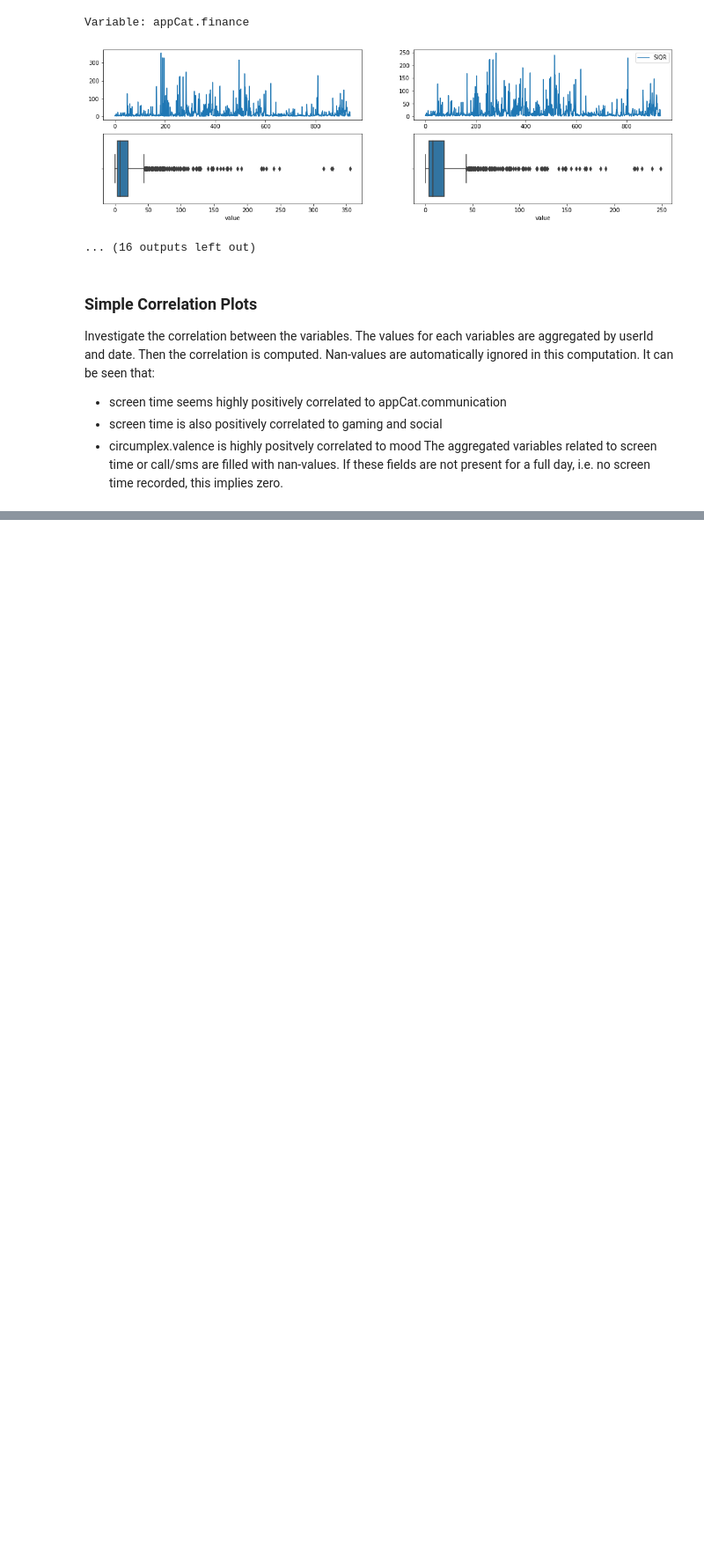
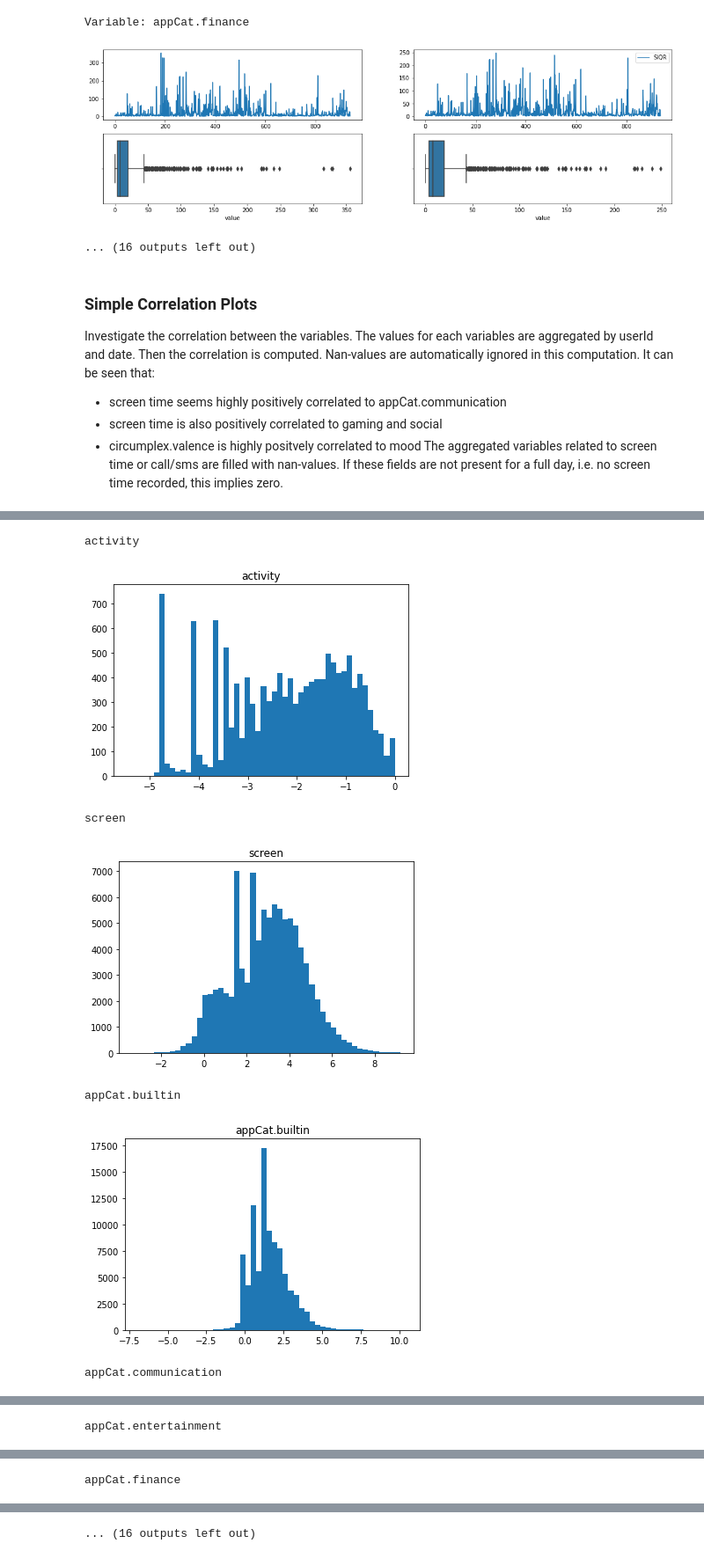
Before and after one commit to siemfenne/dataminingtechniques, a Jupyter notebook: assignment1/data_investigation.ipynb, the cells around one changed output, grey strips where cells are left out. Shown at 88% size. Drawn from its saved outputs; the diff is of its cells as text; code cells hidden in the pictures; blank space fills up the shorter version.

```diff
--- a/assignment1/data_investigation.ipynb
+++ b/assignment1/data_investigation.ipynb
@@ -158,0 +210,17 @@ type of aggregation: mean
+# %%
+for variable in df.variable.unique():
+    if "appCat." in variable or variable in ["screen", "activity"]:
+        print(variable)
+        values = df[df.variable == variable].value
+        values = values.dropna()
+        plt.title(variable)
+        plt.hist(np.log(values[values > 0]), bins = 50)
+        plt.show()
+# %% [output]
+activity
+[figure, added]
+screen
+[figure, added]
+appCat.builtin
+[figure, added]
+appCat.communication
@@ -158,0 +228 @@ type of aggregation: mean
+appCat.entertainment
@@ -158,0 +230 @@ type of aggregation: mean
+appCat.finance
@@ -158,0 +232 @@ type of aggregation: mean
+... (16 outputs left out)
```
Also changed, not shown: parts of 15 cells of this notebook, 6 other files.
